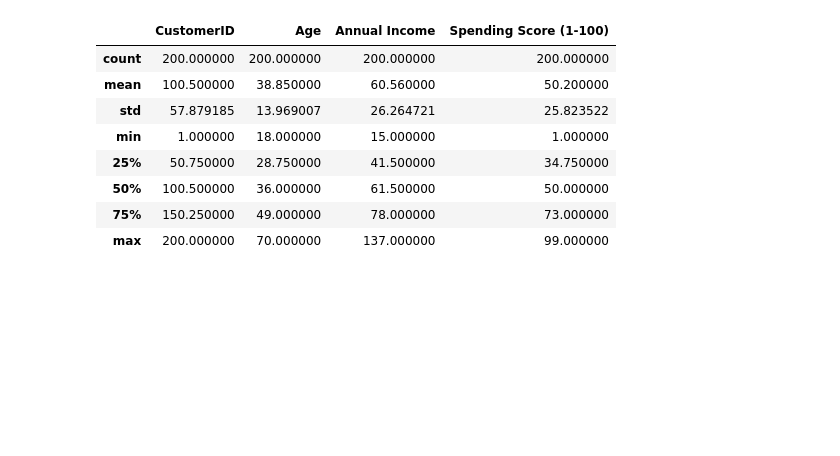
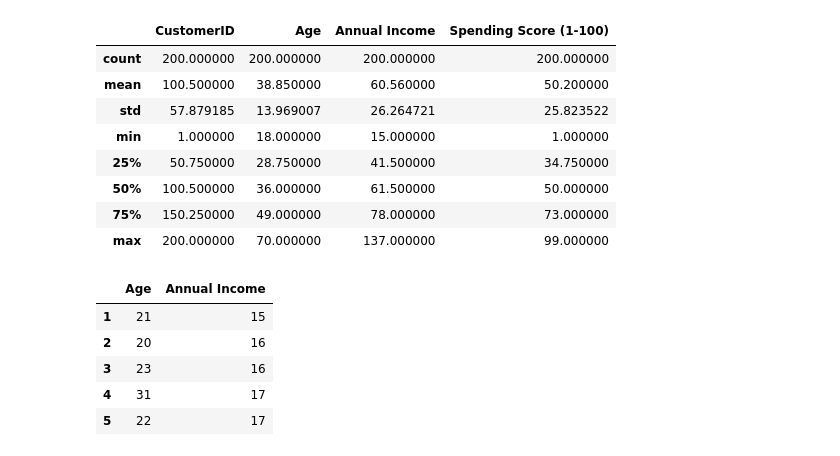
Before and after one commit to ayushagarwal42/trainingtask1, a Jupyter notebook: python_operations.ipynb, the cells around one changed output. Cells and saved outputs as stored; diff of their text form; code cells hidden in the pictures; blank space fills up the shorter version.

```diff
--- a/python_operations.ipynb
+++ b/python_operations.ipynb
@@ -436,0 +463,11 @@ df.describe()
+# %%
+filtered_df = df[df['Age'].between(20, 40)]
+age_income_df=filtered_df[['Age','Annual Income']]
+age_income_df.head()
+# %% [output]
+|  | Age | Annual Income |
+| 1 | 21 | 15 |
+| 2 | 20 | 16 |
+| 3 | 23 | 16 |
+| 4 | 31 | 17 |
+| 5 | 22 | 17 |
```
Also changed, not shown: parts of 32 cells of this notebook.
